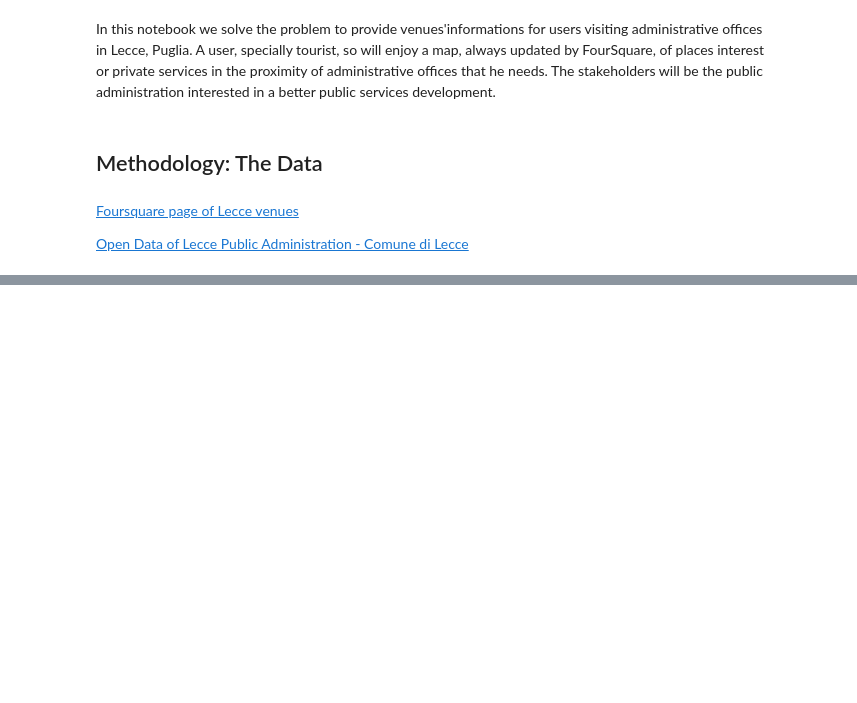
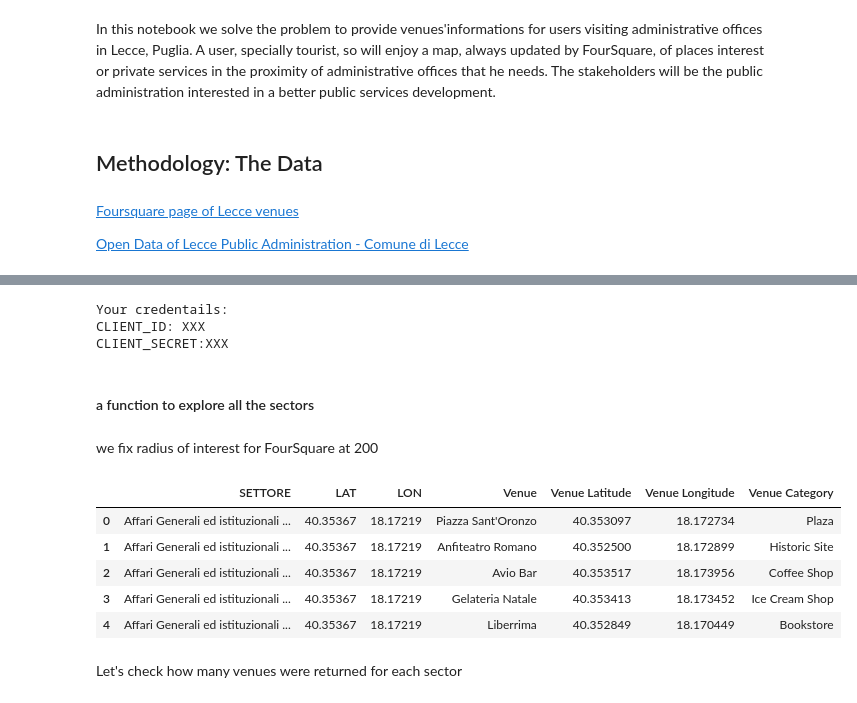
Before and after one commit to dimarzo/Coursera-Data-Science, a Jupyter notebook: LeccePublicOfficesAndVenues.ipynb, the cells around one changed output, grey strips where cells are left out. Drawn from its saved outputs; the diff is of its cells as text; code cells hidden in the pictures; blank space fills up the shorter version.

```diff
--- a/LeccePublicOfficesAndVenues.ipynb
+++ b/LeccePublicOfficesAndVenues.ipynb
@@ -21,0 +195,69 @@ The stakeholders will be the public administration interested in a better public
+# %%
+CLIENT_ID_ = 'XXX' # your Foursquare ID
+CLIENT_SECRET_ = 'XXX' # your Foursquare Secret
+VERSION = '20180604'
+LIMIT = 100
+print('Your credentails:')
+print('CLIENT_ID: ' + CLIENT_ID_)
+print('CLIENT_SECRET:' + CLIENT_SECRET_)
+# %% [output]
+Your credentails:
+CLIENT_ID: XXX
+CLIENT_SECRET:XXX
+# %% [markdown]
+#### a function to explore all the sectors
+# %% [markdown]
+we fix radius of interest for FourSquare at 200
+# %%
+def getNearbyVenues(names, latitudes, longitudes, radius=200):
+
+    venues_list=[]
+    for name, lat, lng in zip(names, latitudes, longitudes):
+        #print(name)
+
+        # create the API request URL
+        url = 'https://api.foursquare.com/v2/venues/explore?&client_id={}&client_secret={}&v={}&ll={},{}&radius={}&limit={}'.format(
+            CLIENT_ID,
+            CLIENT_SECRET,
+            VERSION,
+            lat,
+            lng,
+            radius,
+            LIMIT)
+
+        # make the GET request
+        results = requests.get(url).json()["response"]['groups'][0]['items']
+
+        # return only relevant information for each nearby venue
+        venues_list.append([(
+            name,
+            lat,
+            lng,
+            v['venue']['name'],
+            v['venue']['location']['lat'],
+            v['venue']['location']['lng'],
+            v['venue']['categories'][0]['name']) for v in results])
+
+    nearby_venues = pd.DataFrame([item for venue_list in venues_list for item in venue_list])
+    nearby_venues.columns = ['SETTORE',
+                  'LAT',
+                  'LON',
+                  'Venue',
+                  'Venue Latitude',
+                  'Venue Longitude',
+                  'Venue Category']
+
+    return(nearby_venues)
+# %%
+lecce_venues=getNearbyVenues(df['SETTORE'],df['LAT'],df['LON'])
+# %%
+lecce_venues.head(5)
+# %% [output]
+|  | SETTORE | LAT | LON | Venue | Venue Latitude | Venue Longitude | Venue Category |
+| 0 | Affari Generali ed istituzionali ... | 40.35367 | 18.17219 | Piazza Sant'Oronzo | 40.353097 | 18.172734 | Plaza |
+| 1 | Affari Generali ed istituzionali ... | 40.35367 | 18.17219 | Anfiteatro Romano | 40.352500 | 18.172899 | Historic Site |
+| 2 | Affari Generali ed istituzionali ... | 40.35367 | 18.17219 | Avio Bar | 40.353517 | 18.173956 | Coffee Shop |
+| 3 | Affari Generali ed istituzionali ... | 40.35367 | 18.17219 | Gelateria Natale | 40.353413 | 18.173452 | Ice Cream Shop |
+| 4 | Affari Generali ed istituzionali ... | 40.35367 | 18.17219 | Liberrima | 40.352849 | 18.170449 | Bookstore |
+# %% [markdown]
+Let's check how many venues were returned for each sector
```
Also changed, not shown: parts of 44 cells of this notebook.
